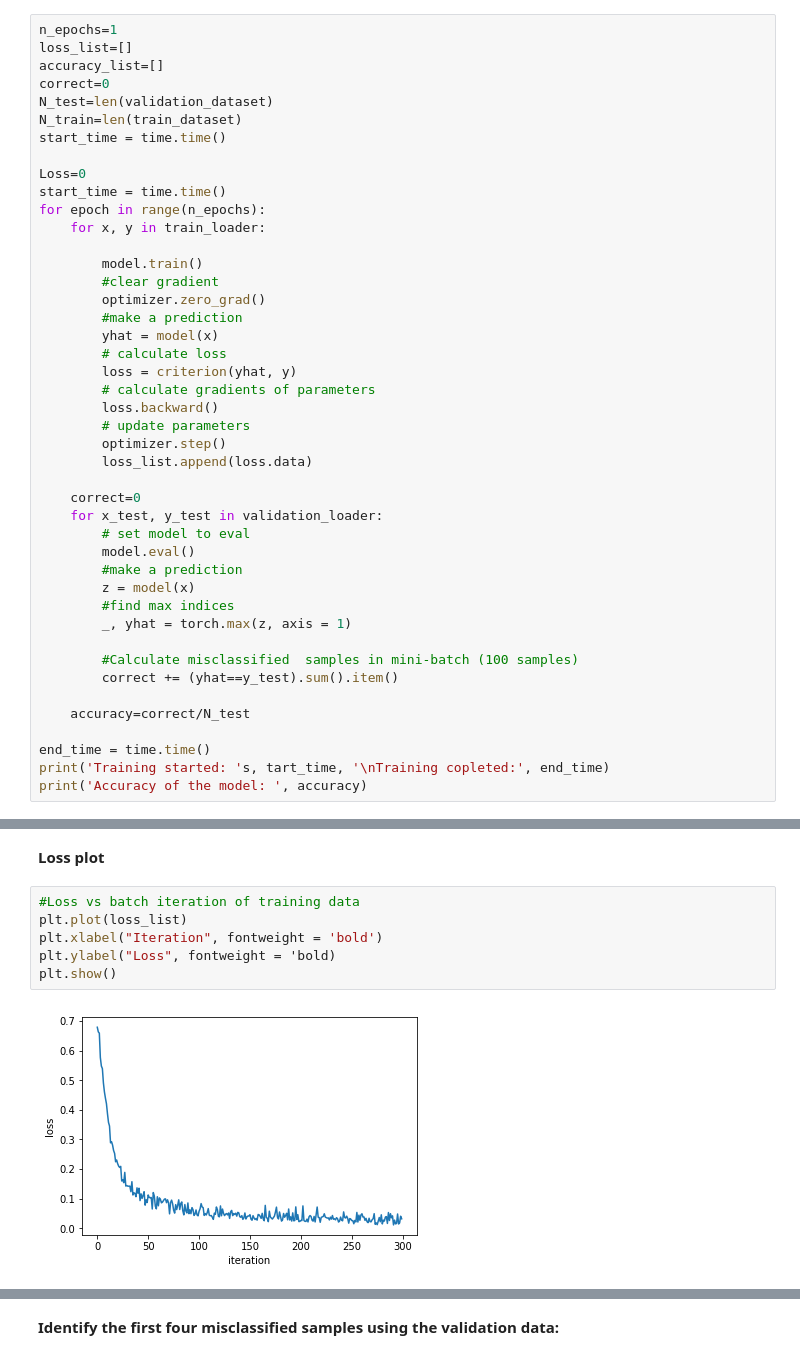
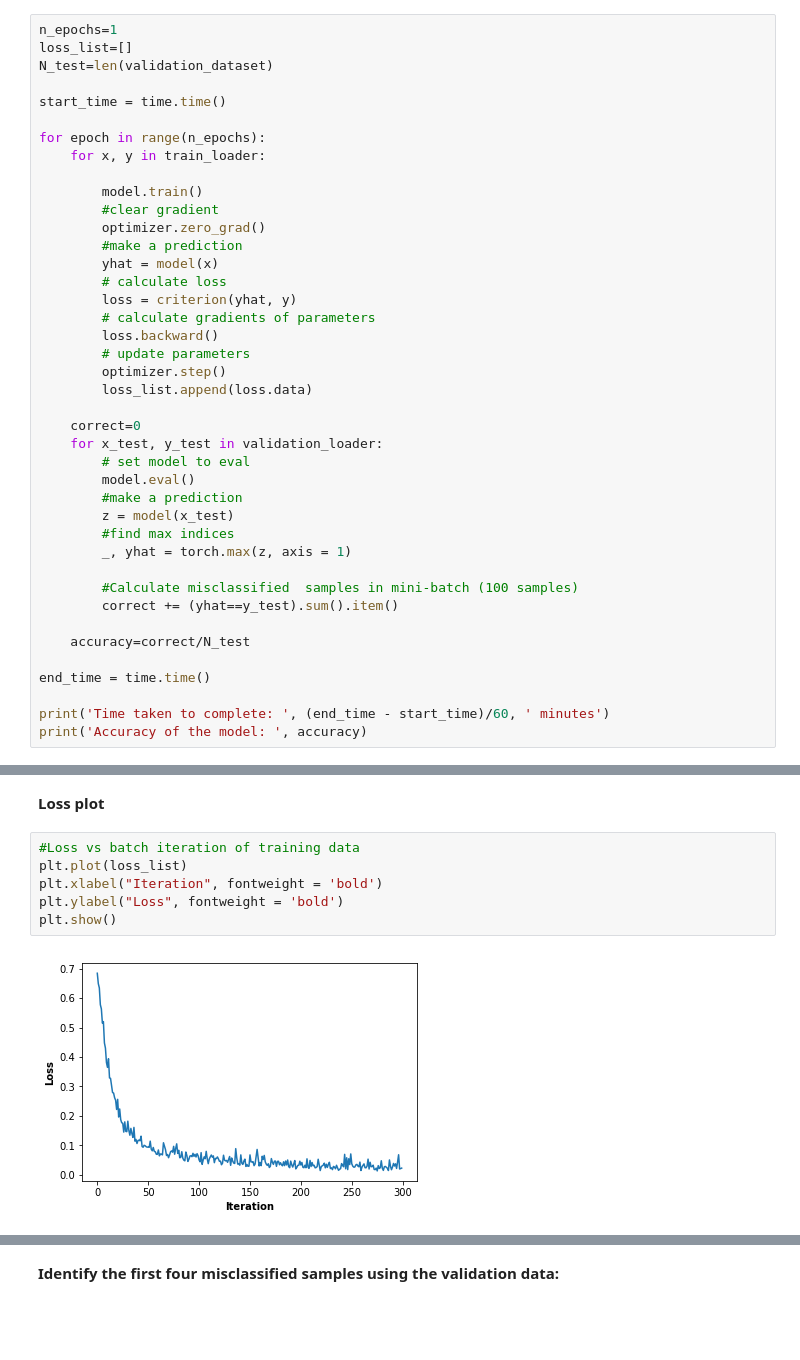
Before and after one commit to k-sapkota/Concrete_crack_detection_ResNet-18_with_PyTorch, a Jupyter notebook: AI_Engineer_capstone_resnet18_PyTorch.ipynb, the cells around one changed output, grey strips where cells are left out. Cells and saved outputs as stored; diff of their text form; blank space fills up the shorter version.

```diff
--- a/AI_Engineer_capstone_resnet18_PyTorch.ipynb
+++ b/AI_Engineer_capstone_resnet18_PyTorch.ipynb
@@ -342,14 +361,10 @@ optimizer = torch.optim.Adam([parameters  for parameters in model.parameters() i
 # %%
 n_epochs=1
 loss_list=[]
-accuracy_list=[]
-correct=0
 N_test=len(validation_dataset)
-N_train=len(train_dataset)
+
 start_time = time.time()
 
-Loss=0
-start_time = time.time()
 for epoch in range(n_epochs):
     for x, y in train_loader:
 
@@ -371,7 +386,7 @@ for epoch in range(n_epochs):
         # set model to eval
         model.eval()
         #make a prediction
-        z = model(x)
+        z = model(x_test)
         #find max indices
         _, yhat = torch.max(z, axis = 1)
 
@@ -381,6 +396,7 @@ for epoch in range(n_epochs):
     accuracy=correct/N_test
 
 end_time = time.time()
-print('Training started: 's, tart_time, '\nTraining copleted:', end_time)
+
+print('Time taken to complete: ', (end_time - start_time)/60, ' minutes')
 print('Accuracy of the model: ', accuracy)
 # %% [output]
@@ -390,9 +407,9 @@ print('Accuracy of the model: ', accuracy)
 # %%
 #Loss vs batch iteration of training data
 plt.plot(loss_list)
 plt.xlabel("Iteration", fontweight = 'bold')
-plt.ylabel("Loss", fontweight = 'bold)
+plt.ylabel("Loss", fontweight = 'bold')
 plt.show()
 # %% [output]
-[figure, old version]
+[figure, new version]
 # %% [markdown]
```
Also changed, not shown: parts of 28 cells of this notebook.
